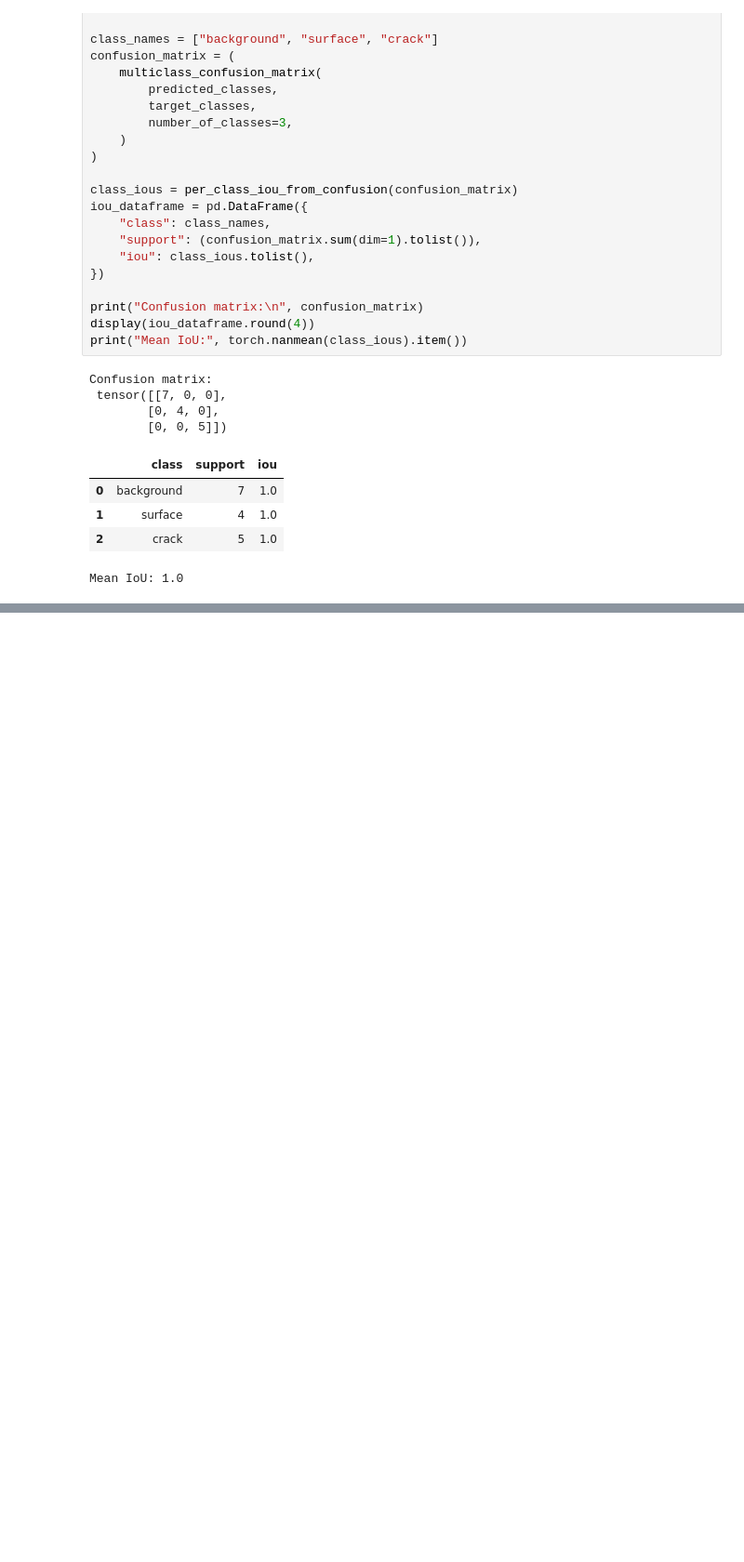
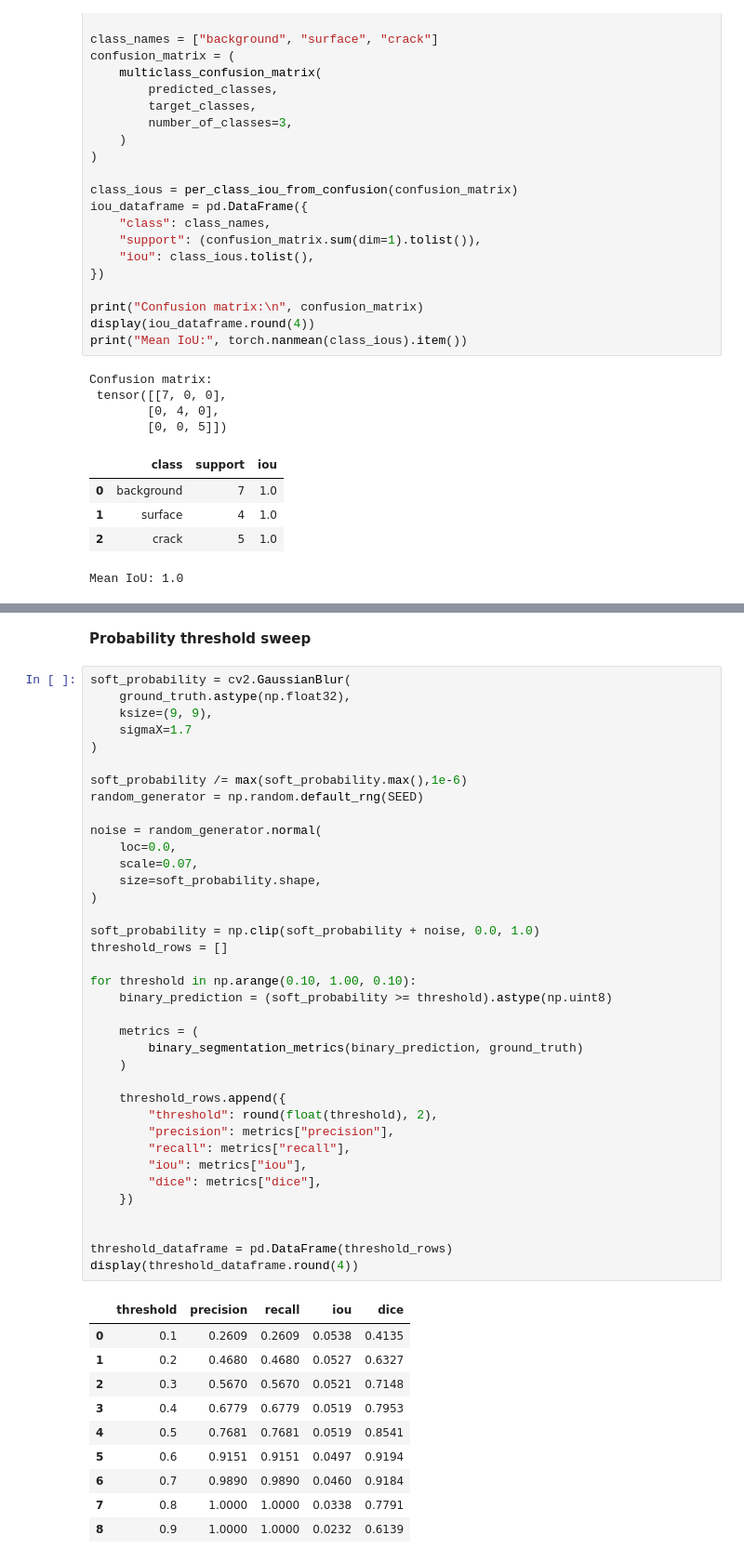
Before and after one commit to mdmohsin212/modern-vision-multimodal-lab, a Jupyter notebook: Vision/02_segmentation/segmentation_foundations.ipynb, the cells around one changed output, grey strips where cells are left out. Shown at 93% size. Drawn from its saved outputs; the diff is of its cells as text; blank space fills up the shorter version.

```diff
--- a/Vision/02_segmentation/segmentation_foundations.ipynb
+++ b/Vision/02_segmentation/segmentation_foundations.ipynb
@@ -376,0 +465,50 @@ Mean IoU: 1.0
+# %% [markdown]
+**Probability threshold sweep**
+# %%
+soft_probability = cv2.GaussianBlur(
+    ground_truth.astype(np.float32),
+    ksize=(9, 9),
+    sigmaX=1.7
+)
+
+soft_probability /= max(soft_probability.max(),1e-6)
+random_generator = np.random.default_rng(SEED)
+
+noise = random_generator.normal(
+    loc=0.0,
+    scale=0.07,
+    size=soft_probability.shape,
+)
+
+soft_probability = np.clip(soft_probability + noise, 0.0, 1.0)
+threshold_rows = []
+
+for threshold in np.arange(0.10, 1.00, 0.10):
+    binary_prediction = (soft_probability >= threshold).astype(np.uint8)
+
+    metrics = (
+        binary_segmentation_metrics(binary_prediction, ground_truth)
+    )
+
+    threshold_rows.append({
+        "threshold": round(float(threshold), 2),
+        "precision": metrics["precision"],
+        "recall": metrics["recall"],
+        "iou": metrics["iou"],
+        "dice": metrics["dice"],
+    })
+
+
+threshold_dataframe = pd.DataFrame(threshold_rows)
+display(threshold_dataframe.round(4))
+# %% [output]
+|  | threshold | precision | recall | iou | dice |
+| 0 | 0.1 | 0.2609 | 0.2609 | 0.0538 | 0.4135 |
+| 1 | 0.2 | 0.4680 | 0.4680 | 0.0527 | 0.6327 |
+| 2 | 0.3 | 0.5670 | 0.5670 | 0.0521 | 0.7148 |
+| 3 | 0.4 | 0.6779 | 0.6779 | 0.0519 | 0.7953 |
+| 4 | 0.5 | 0.7681 | 0.7681 | 0.0519 | 0.8541 |
+| 5 | 0.6 | 0.9151 | 0.9151 | 0.0497 | 0.9194 |
+| 6 | 0.7 | 0.9890 | 0.9890 | 0.0460 | 0.9184 |
+| 7 | 0.8 | 1.0000 | 1.0000 | 0.0338 | 0.7791 |
+| 8 | 0.9 | 1.0000 | 1.0000 | 0.0232 | 0.6139 |
```
Also changed, not shown: parts of 11 cells of this notebook.
